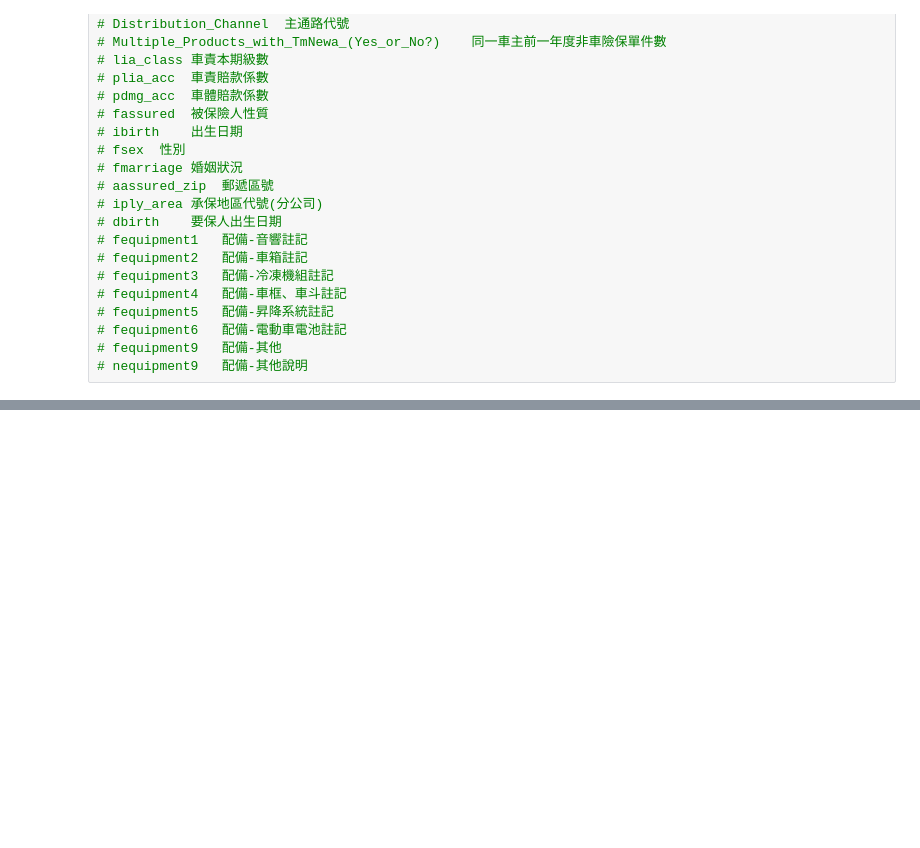
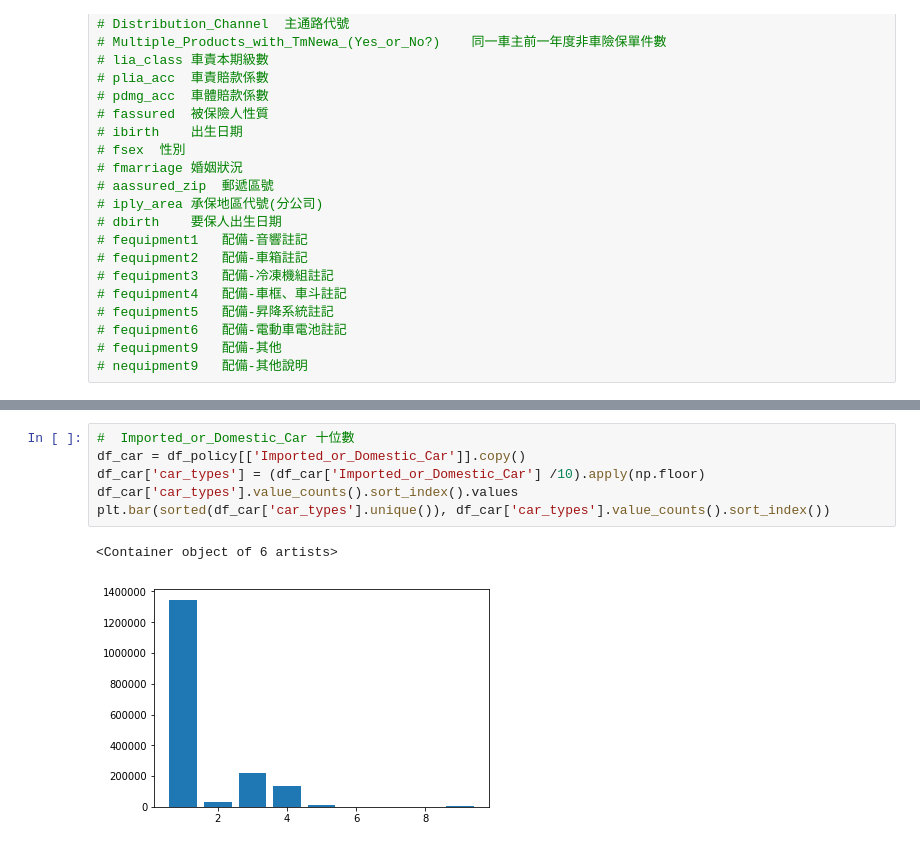
Before and after one commit to taipingeric/tbddd, a Jupyter notebook: EDA.ipynb, the cells around one changed output, grey strips where cells are left out. Cells and saved outputs as stored; diff of their text form; blank space fills up the shorter version.

```diff
--- a/EDA.ipynb
+++ b/EDA.ipynb
@@ -60,0 +123,9 @@ df_policy['Policy_Number'].nunique() # 351273 unique
+# %%
+#  Imported_or_Domestic_Car 十位數
+df_car = df_policy[['Imported_or_Domestic_Car']].copy()
+df_car['car_types'] = (df_car['Imported_or_Domestic_Car'] /10).apply(np.floor)
+df_car['car_types'].value_counts().sort_index().values
+plt.bar(sorted(df_car['car_types'].unique()), df_car['car_types'].value_counts().sort_index())
+# %% [output]
+<Container object of 6 artists>
+[figure, added]
```
Also changed, not shown: parts of 6 cells of this notebook.
